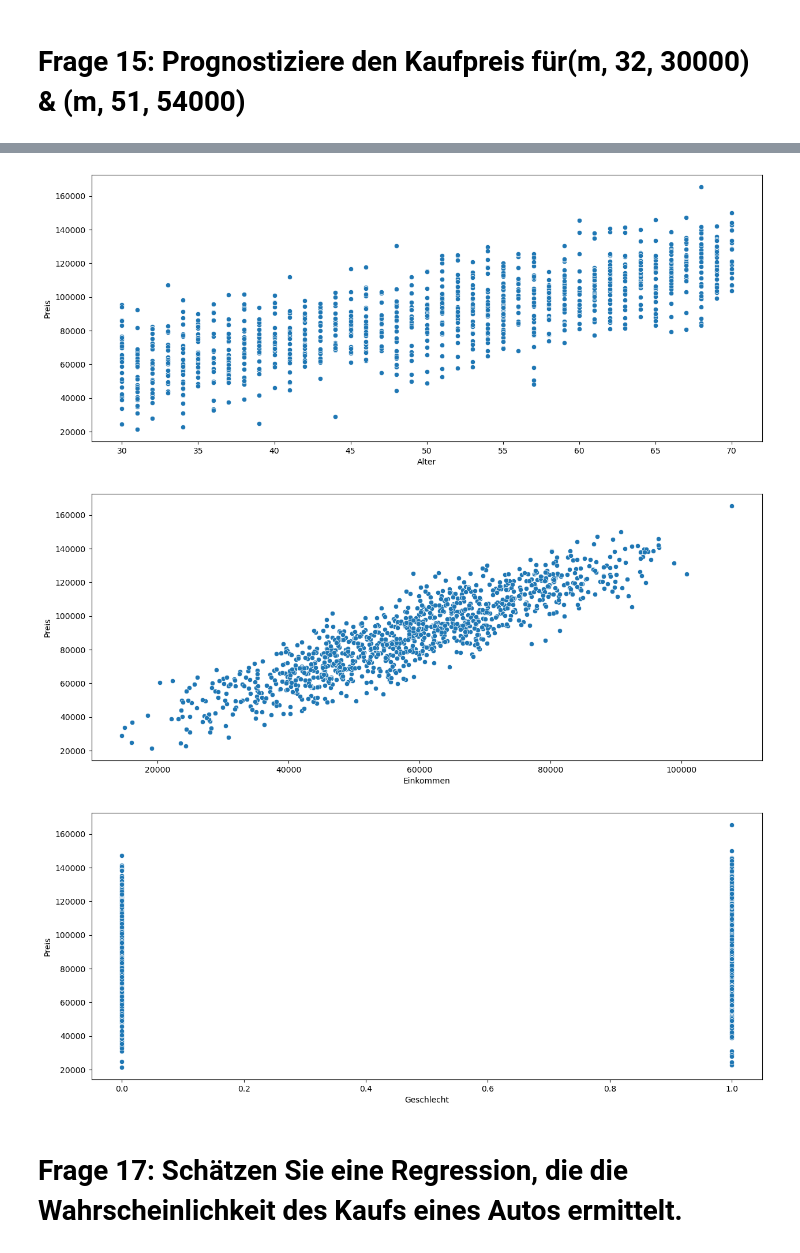
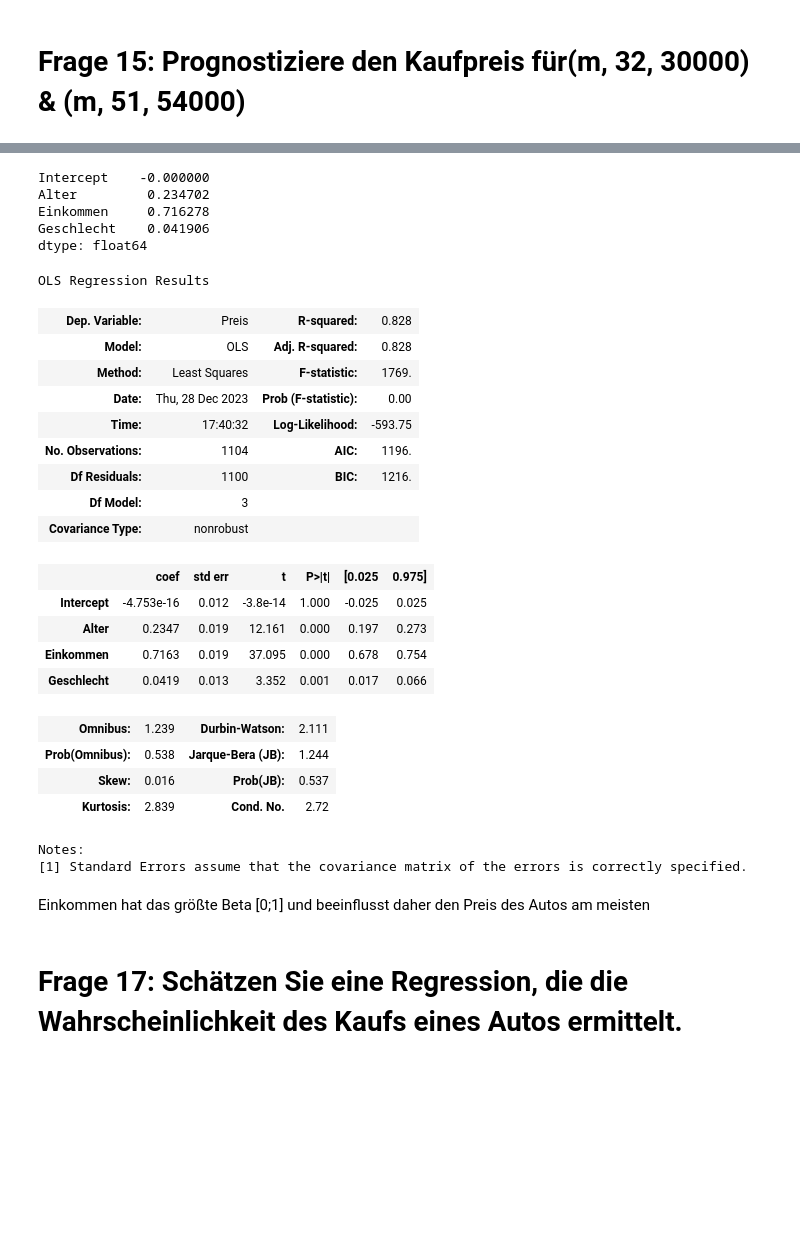
Before and after one commit to Dennis130301/final_projectWS23_Group1, a Jupyter notebook: Projekt_Gruppe1.ipynb, the cells around one changed output, grey strips where cells are left out. Drawn from its saved outputs; the diff is of its cells as text; code cells hidden in the pictures; blank space fills up the shorter version.

```diff
--- a/Projekt_Gruppe1.ipynb
+++ b/Projekt_Gruppe1.ipynb
@@ -941,2 +810,2 @@ f"Die Variable mit dem größten Beta-Wert ist das", variable_mit_groesstem_beta
 # %%
-df_15 = df_1[["Alter", "Einkommen", "Geschlecht", "Preis"]]
+df_16 = df_1[["Alter", "Einkommen", "Geschlecht", "Preis"]]
@@ -949,12 +812,45 @@ plt.show()
-# %%
-for i in ["Alter", "Einkommen", "Geschlecht"]:
-    plt.figure(figsize=(15,6)),
-    sns.scatterplot(data=df_1,y = "Preis", x = i)
-    plt.show()
-# %% [output]
-[figure, removed]
-[figure, removed]
-[figure, removed]
+# %%
+# Standardisierung vornehmen
+df_z = df_16.select_dtypes(include=[np.number]).dropna().apply(stats.zscore)
+# %%
+# Regression
+formel = 'Preis ~ Alter + Einkommen + Geschlecht'
+result = smf.ols(formel, data=df_z).fit()
+# %%
+# Betas anzeigen lassen
+round(result.params, 6)
+# %% [output]
+Intercept    -0.000000
+Alter         0.234702
+Einkommen     0.716278
+Geschlecht    0.041906
+dtype: float64
+# %%
+result.summary()
+# %% [output]
+OLS Regression Results
+| Dep. Variable: | Preis | R-squared: | 0.828 |
+| Model: | OLS | Adj. R-squared: | 0.828 |
+| Method: | Least Squares | F-statistic: | 1769. |
+| Date: | Thu, 28 Dec 2023 | Prob (F-statistic): | 0.00 |
+| Time: | 17:40:32 | Log-Likelihood: | -593.75 |
+| No. Observations: | 1104 | AIC: | 1196. |
+| Df Residuals: | 1100 | BIC: | 1216. |
+| Df Model: | 3 |  |  |
+| Covariance Type: | nonrobust |  |  |
+|  | coef | std err | t | P>|t| | [0.025 | 0.975] |
+| Intercept | -4.753e-16 | 0.012 | -3.8e-14 | 1.000 | -0.025 | 0.025 |
+| Alter | 0.2347 | 0.019 | 12.161 | 0.000 | 0.197 | 0.273 |
+| Einkommen | 0.7163 | 0.019 | 37.095 | 0.000 | 0.678 | 0.754 |
+| Geschlecht | 0.0419 | 0.013 | 3.352 | 0.001 | 0.017 | 0.066 |
+| Omnibus: | 1.239 | Durbin-Watson: | 2.111 |
+| Prob(Omnibus): | 0.538 | Jarque-Bera (JB): | 1.244 |
+| Skew: | 0.016 | Prob(JB): | 0.537 |
+| Kurtosis: | 2.839 | Cond. No. | 2.72 |
+Notes:
+[1] Standard Errors assume that the covariance matrix of the errors is correctly specified.
+# %% [markdown]
+Einkommen hat das größte Beta [0;1] und beeinflusst daher den Preis des Autos am meisten
 # %% [markdown]
 # Frage 17: Schätzen Sie eine Regression, die die Wahrscheinlichkeit des Kaufs eines Autos ermittelt.
 # %% [markdown]
```
Also changed, not shown: parts of 31 cells of this notebook.
